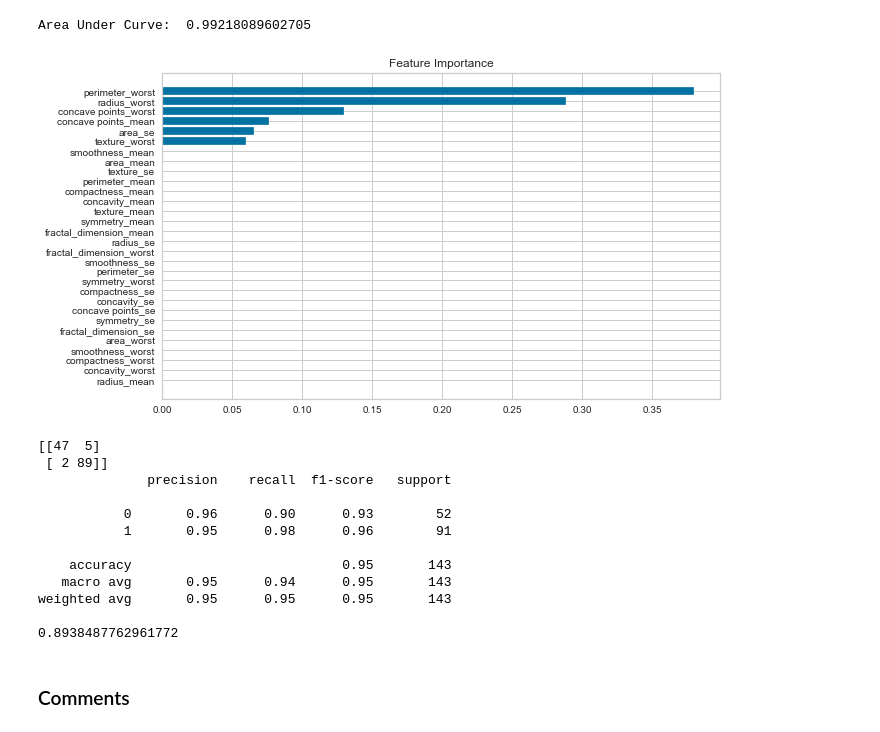
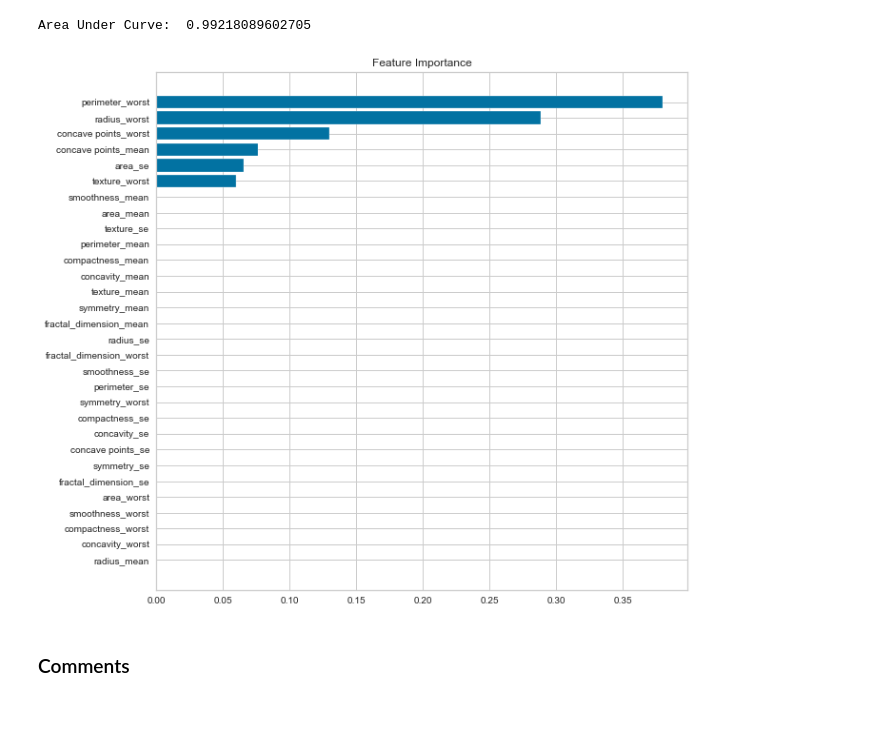
Before and after one commit to iban121/Springboard, a Jupyter notebook: CapstoneProject_2/Preprocessing and Modelling.ipynb, the cells around one changed output. Cells and saved outputs as stored; diff of their text form; code cells hidden in the pictures.

Commit message:
final report

```diff
--- a/CapstoneProject_2/Preprocessing and Modelling.ipynb
+++ b/CapstoneProject_2/Preprocessing and Modelling.ipynb
@@ -1345,9 +1620,10 @@ print('Area Under Curve: ',auc)
 Area Under Curve:  0.99218089602705
 # %%
 sorted_importances = model_xgb_best.feature_importances_.argsort()
-_ = plt.figure(figsize=(10,6))
+_ = plt.figure(figsize=(10,10))
 _ = plt.barh(attributes.columns[sorted_importances], model_xgb_best.feature_importances_[sorted_importances])
 _ = plt.title('Feature Importance')
+_ = plt.savefig('xgb_feature_imp.png', bbox_inches = 'tight')
 plt.show()
 # %% [output]
-[figure, old version]
+[figure, new version]
@@ -1362,26 +1630,3 @@ removing_features = attributes.drop(['radius_mean', 'concavity_worst', 'compactn
-# %%
-X = removing_features
-y = target
-X_train, X_test, y_train, y_test = train_test_split(X, np.ravel(y), test_size = 0.25, random_state = 10)
-model_removed_features = model_xgb_best
-model_removed_features.fit(X_train, y_train)
-predictions_removed_features = model_removed_features.predict(X_test)
-print(confusion_matrix(y_test, predictions_removed_features))
-print(classification_report(y_test, predictions_removed_features))
-print(matthews_corrcoef(y_test, predictions_removed_features))
-# %% [output]
-[[47  5]
- [ 2 89]]
-              precision    recall  f1-score   support
-
-           0       0.96      0.90      0.93        52
-           1       0.95      0.98      0.96        91
-
-    accuracy                           0.95       143
-   macro avg       0.95      0.94      0.95       143
-weighted avg       0.95      0.95      0.95       143
-
-0.8938487762961772
 # %% [markdown]
 ### Comments
 # %% [markdown]
```
Also changed, not shown: parts of 68 cells of this notebook, 36 other files.
